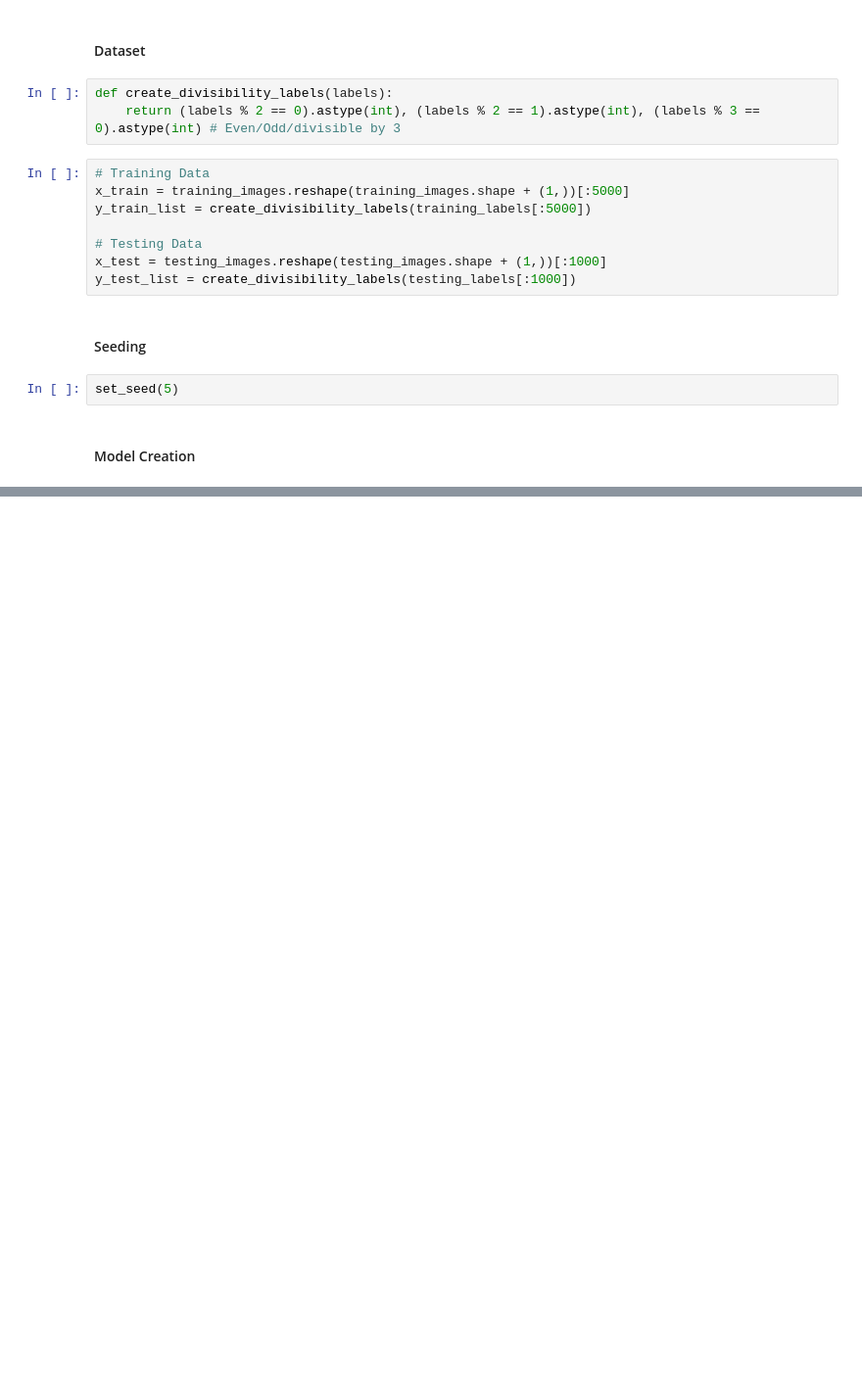
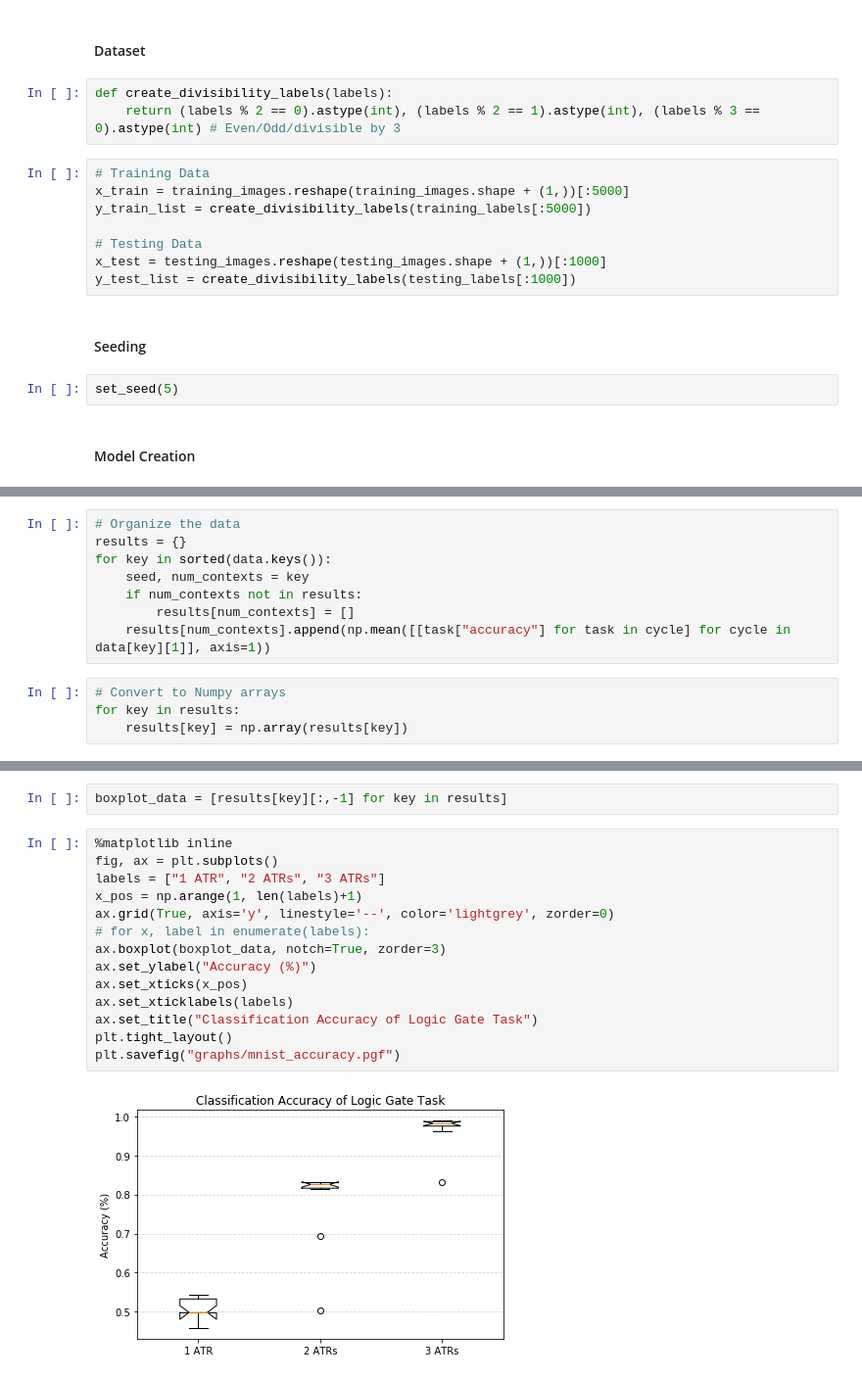
Before and after one commit to DLii-Research/context-learning, a Jupyter notebook: 2. MNIST.ipynb, the cells around one changed output, grey strips where cells are left out. Shown at 98% size. Saved outputs shown, nothing was run; the diff lists cells and outputs as text; blank space fills up the shorter version.

```diff
--- a/2. MNIST.ipynb
+++ b/2. MNIST.ipynb
@@ -337,0 +408,12 @@ Wall time: 2.45 s
+# %%
+# Organize the data
+results = {}
+for key in sorted(data.keys()):
+    seed, num_contexts = key
+    if num_contexts not in results:
+        results[num_contexts] = []
+    results[num_contexts].append(np.mean([[task["accuracy"] for task in cycle] for cycle in data[key][1]], axis=1))
+# %%
+# Convert to Numpy arrays
+for key in results:
+    results[key] = np.array(results[key])
@@ -337,0 +433,18 @@ Wall time: 2.45 s
+# %%
+boxplot_data = [results[key][:,-1] for key in results]
+# %%
+%matplotlib inline
+fig, ax = plt.subplots()
+labels = ["1 ATR", "2 ATRs", "3 ATRs"]
+x_pos = np.arange(1, len(labels)+1)
+ax.grid(True, axis='y', linestyle='--', color='lightgrey', zorder=0)
+# for x, label in enumerate(labels):
+ax.boxplot(boxplot_data, notch=True, zorder=3)
+ax.set_ylabel("Accuracy (%)")
+ax.set_xticks(x_pos)
+ax.set_xticklabels(labels)
+ax.set_title("Classification Accuracy of Logic Gate Task")
+plt.tight_layout()
+plt.savefig("graphs/mnist_accuracy.pgf")
+# %% [output]
+[figure, added]
```
Also changed, not shown: parts of 20 cells of this notebook, 4 other files.
